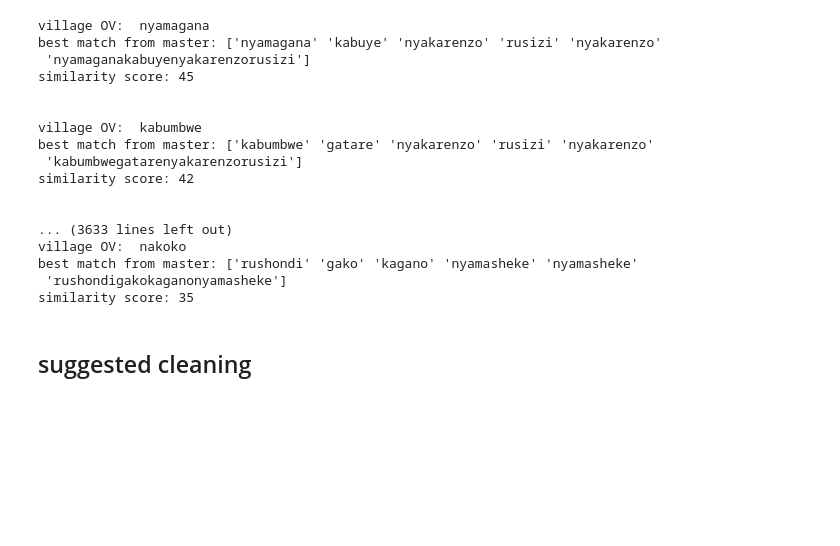
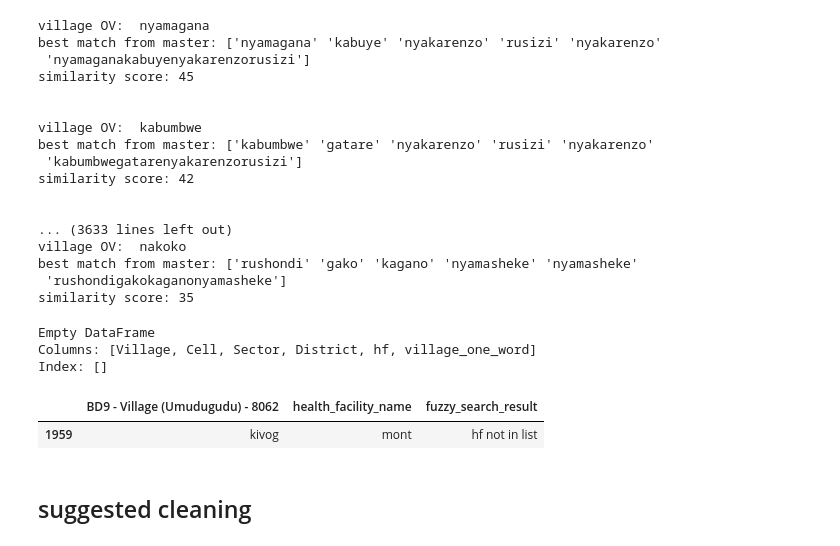
Before and after one commit to sid030sid/DYNAMIC-igh-ml-semester-project, a Jupyter notebook: rw-explorative-analysis.ipynb, the cells around one changed output. Saved outputs shown, nothing was run; the diff lists cells and outputs as text; code cells hidden in the pictures; blank space fills up the shorter version.

Commit message:
wrote script for making fuzzy search results in master list and catchment area better verifiable for  domain experts

```diff
--- a/rw-explorative-analysis.ipynb
+++ b/rw-explorative-analysis.ipynb
@@ -682,3 +621,13 @@ similarity score: 35
+# %%
+# to verify that some inputted villages have empty rows in df: village_by_hf_catchment (the reason is that their hf is not in the hf_catchment_area_list)
+print(village_by_hf_catchment[village_by_hf_catchment["Village"] == "kivog"] )
+v_with_one_desc_term_and_no_match.loc[v_with_one_desc_term_and_no_match["BD9 - Village (Umudugudu) - 8062"]== "kivog", ["BD9 - Village (Umudugudu) - 8062", "health_facility_name", "fuzzy_search_result"]]
+# %% [output]
+Empty DataFrame
+Columns: [Village, Cell, Sector, District, hf, village_one_word]
+Index: []
+|  | BD9 - Village (Umudugudu) - 8062 | health_facility_name | fuzzy_search_result |
+| 1959 | kivog | mont | hf not in list |
 # %% [markdown]
 ## suggested cleaning
 # %%
```
Also changed, not shown: parts of 39 cells of this notebook, 1 other file.
